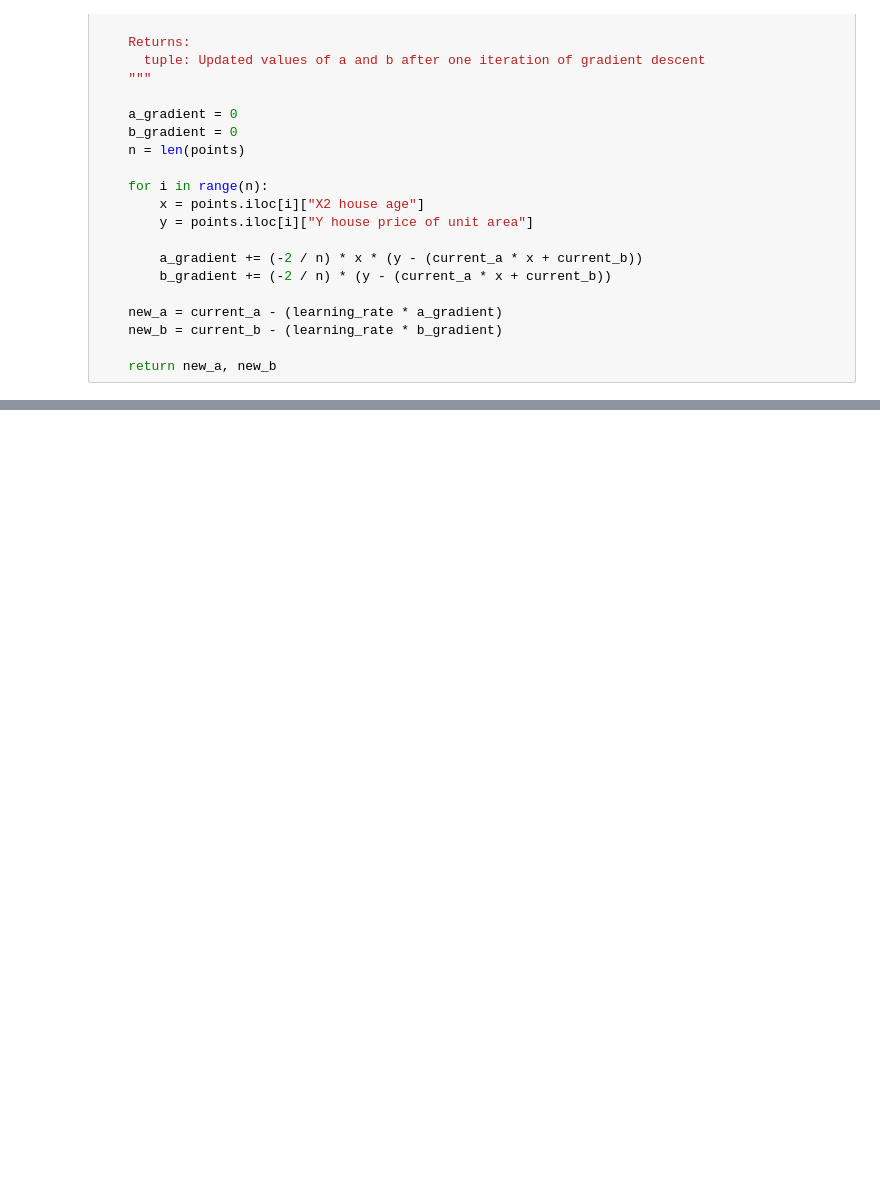
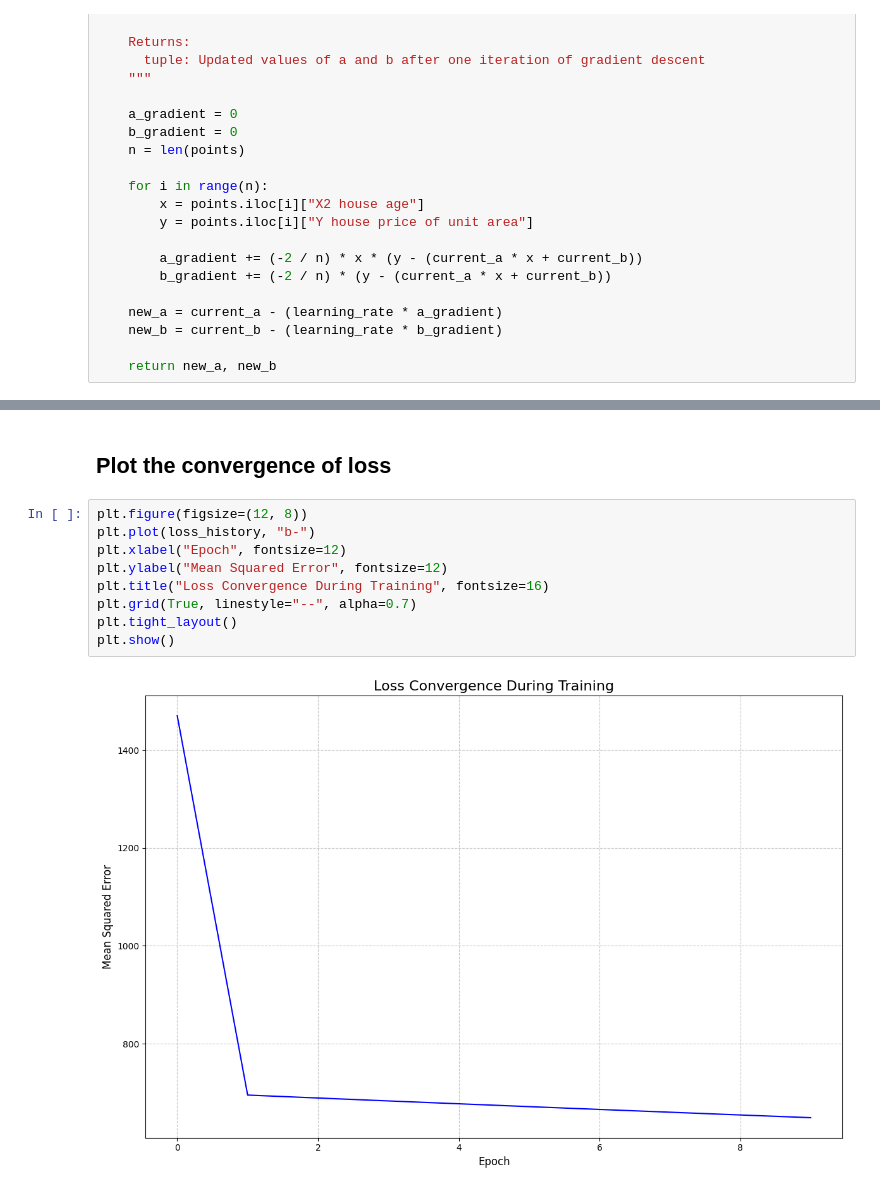
Before and after one commit to k-kyler/linear-regression, a Jupyter notebook: linear_regression.ipynb, the cells around one changed output, grey strips where cells are left out. Saved outputs shown, nothing was run; the diff lists cells and outputs as text; blank space fills up the shorter version.

```diff
--- a/linear_regression.ipynb
+++ b/linear_regression.ipynb
@@ -172,0 +180,13 @@ Epoch 900: a = 1.3564204505855268, b = 2.2275048219332643, loss = 648.7646509753
+# %% [markdown]
+## Plot the convergence of loss
+# %%
+plt.figure(figsize=(12, 8))
+plt.plot(loss_history, "b-")
+plt.xlabel("Epoch", fontsize=12)
+plt.ylabel("Mean Squared Error", fontsize=12)
+plt.title("Loss Convergence During Training", fontsize=16)
+plt.grid(True, linestyle="--", alpha=0.7)
+plt.tight_layout()
+plt.show()
+# %% [output]
+[figure, added]
```
Also changed, not shown: parts of 4 cells of this notebook.
